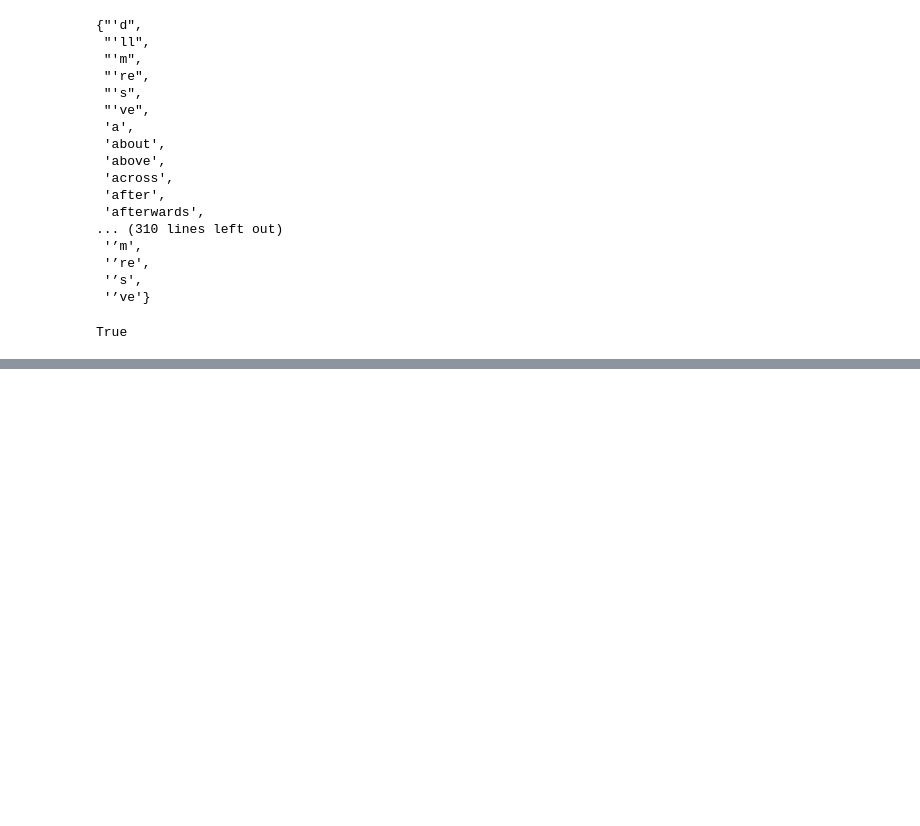
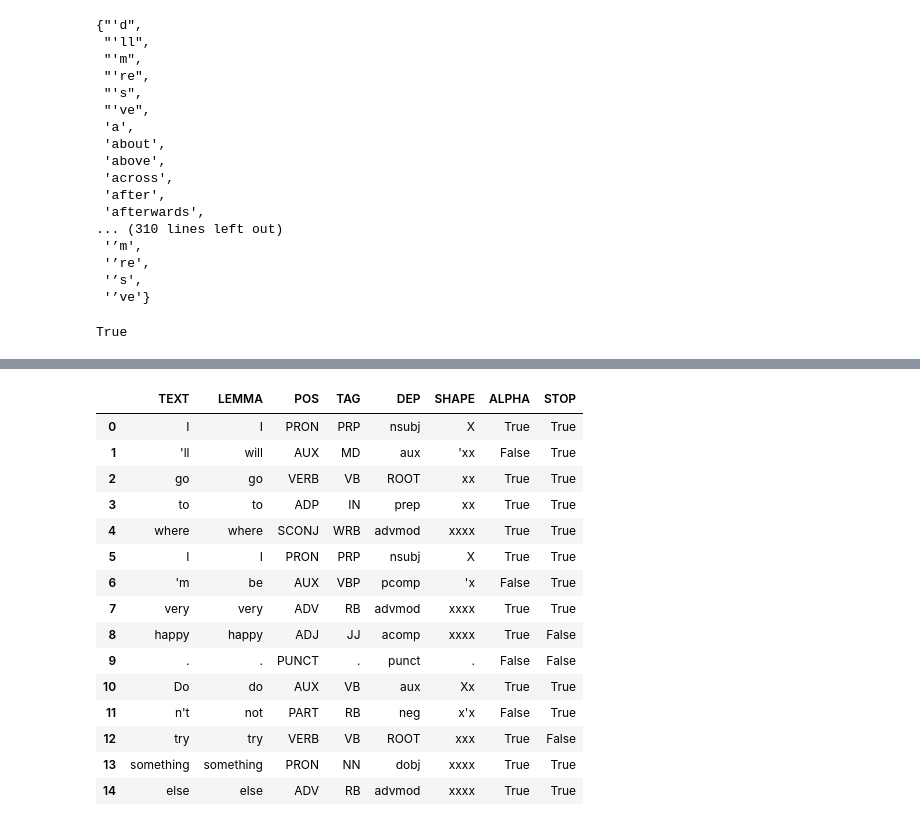
Before and after one commit to ockdavid/Whatsapp_Sentiment_Analysis, a Jupyter notebook: Draft_chat_analysis.ipynb, the cells around one changed output, grey strips where cells are left out. Cells and saved outputs as stored; diff of their text form; code cells hidden in the pictures; blank space fills up the shorter version.

```diff
--- a/Draft_chat_analysis.ipynb
+++ b/Draft_chat_analysis.ipynb
@@ -470,0 +469,29 @@ nouns_2
+# %%
+text_sentence_2 = "I'll go to where I'm very happy. Don't try something else "
+doc2 = nlp(text_sentence_2)
+d = []
+for token in doc2:
+    d.append({'TEXT': token.text, 'LEMMA': token.lemma_,
+              'POS': token.pos_, 'TAG': token.tag_,
+              'DEP': token.dep_, 'SHAPE': token.shape_,
+              'ALPHA': token.is_alpha, 'STOP': token.is_stop})
+
+spacy_dataframe = pd.DataFrame(d)
+spacy_dataframe
+# %% [output]
+|  | TEXT | LEMMA | POS | TAG | DEP | SHAPE | ALPHA | STOP |
+| 0 | I | I | PRON | PRP | nsubj | X | True | True |
+| 1 | 'll | will | AUX | MD | aux | 'xx | False | True |
+| 2 | go | go | VERB | VB | ROOT | xx | True | True |
+| 3 | to | to | ADP | IN | prep | xx | True | True |
+| 4 | where | where | SCONJ | WRB | advmod | xxxx | True | True |
+| 5 | I | I | PRON | PRP | nsubj | X | True | True |
+| 6 | 'm | be | AUX | VBP | pcomp | 'x | False | True |
+| 7 | very | very | ADV | RB | advmod | xxxx | True | True |
+| 8 | happy | happy | ADJ | JJ | acomp | xxxx | True | False |
+| 9 | . | . | PUNCT | . | punct | . | False | False |
+| 10 | Do | do | AUX | VB | aux | Xx | True | True |
+| 11 | n't | not | PART | RB | neg | x'x | False | True |
+| 12 | try | try | VERB | VB | ROOT | xxx | True | False |
+| 13 | something | something | PRON | NN | dobj | xxxx | True | True |
+| 14 | else | else | ADV | RB | advmod | xxxx | True | True |
```
Also changed, not shown: parts of 33 cells of this notebook.
